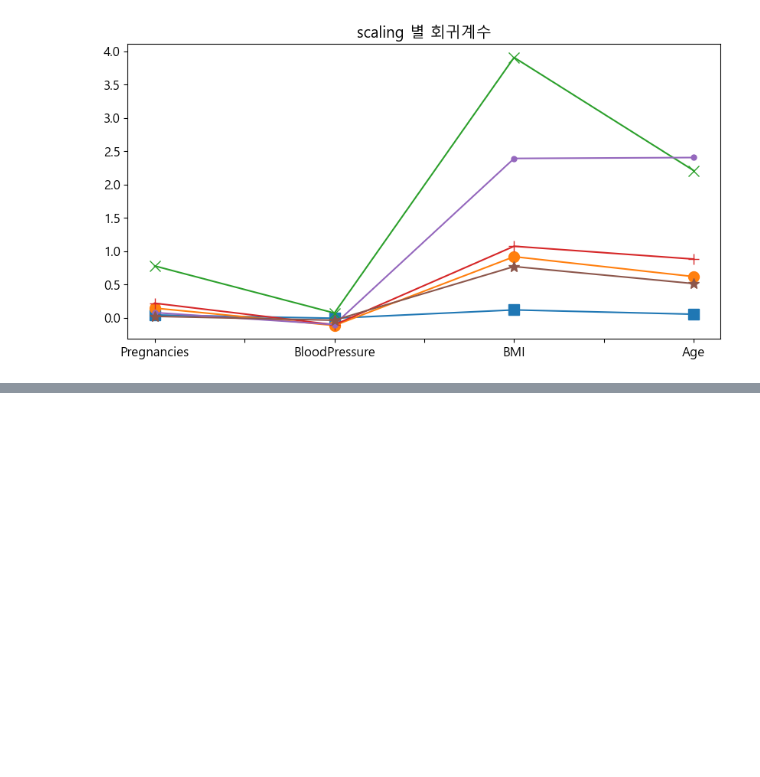
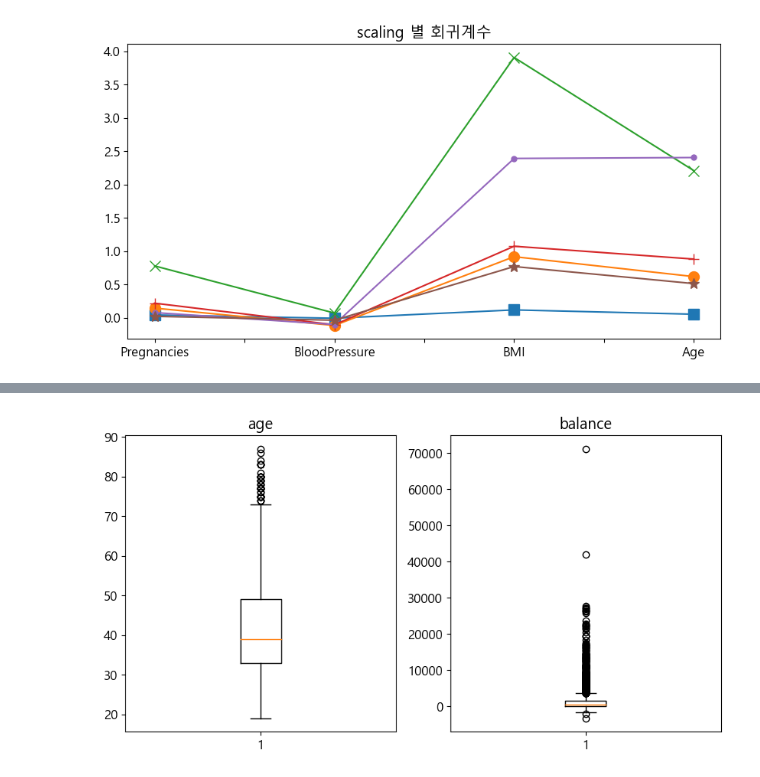
Before and after one commit to Junoflows/ADP, a Jupyter notebook: 교재 정리/2. 전처리.ipynb, the cells around one changed output, grey strips where cells are left out. Saved outputs shown, nothing was run; the diff lists cells and outputs as text; code cells hidden in the pictures; blank space fills up the shorter version.

```diff
--- a/교재 정리/2. 전처리.ipynb
+++ b/교재 정리/2. 전처리.ipynb
@@ -771,0 +1180,3 @@ for i, marker in enumerate(['s', 'o', 'x', '+' ,'.', '*']):
+# %%
+df = pd.read_csv('./data/practice1_bank.csv')
+df.head(3)
@@ -771,0 +1209,15 @@ for i, marker in enumerate(['s', 'o', 'x', '+' ,'.', '*']):
+# %%
+# 수치형 변수 이상치 확인하자
+features = ['age', 'balance']
+
+fig, ax = plt.subplots(1,2, figsize = (10, 5))
+ax[0].boxplot(df['age'])
+ax[0].set_title('age')
+ax[1].boxplot(df['balance'])
+ax[1].set_title('balance')
+plt.show()
+
+# age, balance 모두 이상치가 발견되었으나 age 는 이상치라고 하기에 데이터가 합리적 수준이라고 판단됨
+# balance 의 경우는 이상치가 전체 대비 극단적이므로 조정을 적용하기로 결정함
+# %% [output]
+[figure, added]
```
Also changed, not shown: parts of 46 cells of this notebook.
